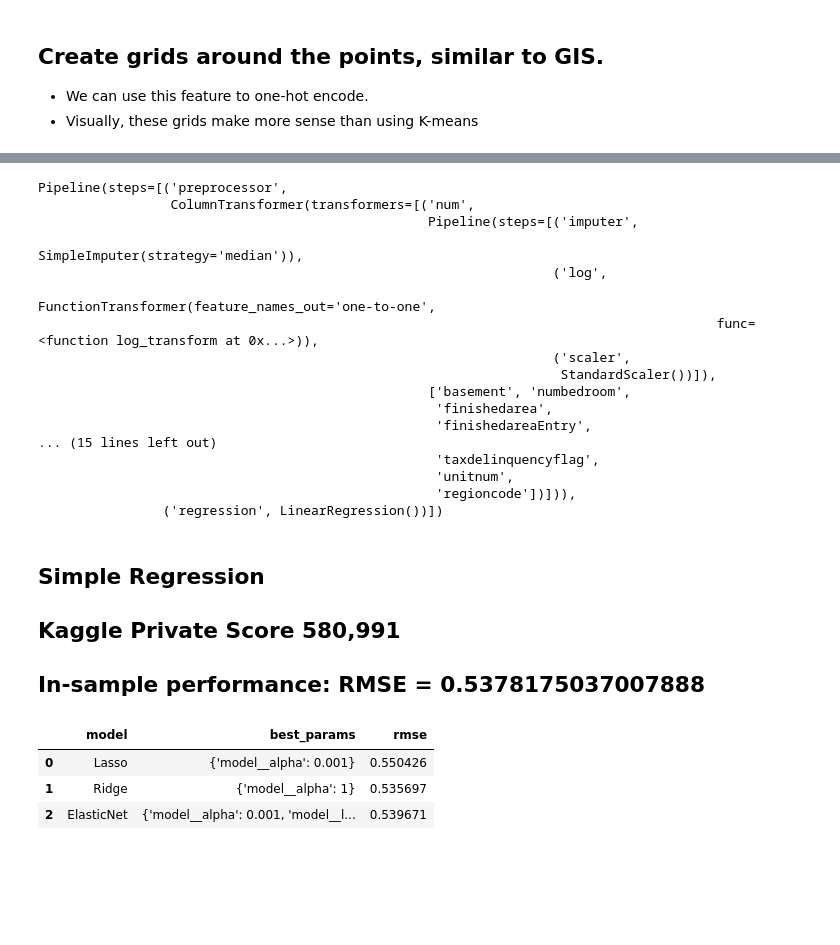
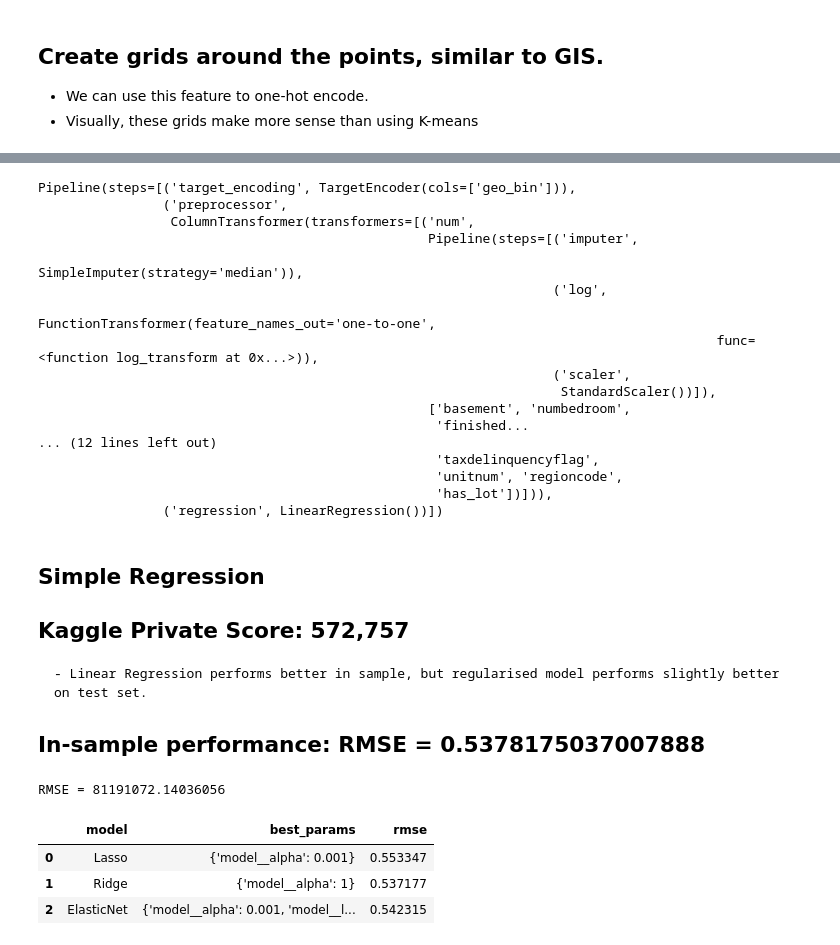
Before and after one commit to gnlmano/Housing-Prices-Prediction, a Jupyter notebook: notebooks/EDA.ipynb, the cells around one changed output, grey strips where cells are left out. Drawn from its saved outputs; the diff is of its cells as text; code cells hidden in the pictures; blank space fills up the shorter version.

```diff
--- a/notebooks/EDA.ipynb
+++ b/notebooks/EDA.ipynb
@@ -783,6 +762,24 @@ y = train[['log_parcelvalue']]
 # %%
+categorical= ['aircond', 'qualitybuild', 'decktype', 'tubflag', 'heatingtype',
+               'taxdelinquencyflag', 'unitnum', 'regioncode', 'has_lot']#,
+
+numerical =   ['basement', 'numbedroom', 'finishedarea',
+               'finishedareaEntry', 'numfireplace', 'numfullbath', 'garagenum',
+               'garagearea', 'poolnum', 'poolarea', 'roomnum',
+               'num34bath', 'year', 'numstories', 'taxyear',
+               'taxdelinquencyyear', 'avg_room_size', 'bed_bath_ratio'] #, 'geo_bin_te'
+
+X = train.drop("log_parcelvalue", axis = 1)
+y = train[['log_parcelvalue']]
 log_tranformer = FunctionTransformer(log_transform,
                                       feature_names_out = "one-to-one")
+
+geo_encoder = TargetEncoder(
+    cols = ['geo_bin'],
+    smoothing=10,
+    handle_missing='value',
+    handle_unknown='value',
+)
 
 poly_features = ['finishedarea', 'finishedareaEntry' ]
 
@@ -809,19 +806,23 @@ categorical_transformer = Pipeline(
 
 # preprocessor pipeline combining both:
 preprocessor = ColumnTransformer(transformers=[
-        ("num", numeric_transformer, numerical),
+        ("num", numeric_transformer, numerical + ['geo_bin']),
         ("poly", poly_transformer, poly_features),
         ("cat", categorical_transformer, categorical),
-        ])
+        ],
+remainder='drop')
 
 # Define the pipeline for preprocessing and the classifier.
-regression_pipeline = Pipeline(steps=[('preprocessor', preprocessor),
-                      ('regression', LinearRegression())])
+regression_pipeline = Pipeline(steps=
+                               [('target_encoding', geo_encoder),
+                                ('preprocessor', preprocessor),
+                                 ('regression', LinearRegression())])
 
 # Check structure of pipeline:
 regression_pipeline
 # %% [output]
-Pipeline(steps=[('preprocessor',
+Pipeline(steps=[('target_encoding', TargetEncoder(cols=['geo_bin'])),
+                ('preprocessor',
                  ColumnTransformer(transformers=[('num',
                                                   Pipeline(steps=[('imputer',
                                                                    SimpleImputer(strategy='median')),
@@ -831,17 +832,41 @@ Pipeline(steps=[('preprocessor',
                                                                   ('scaler',
                                                                    StandardScaler())]),
                                                   ['basement', 'numbedroom',
-                                                   'finishedarea',
-                                                   'finishedareaEntry',
-... (15 lines left out)
+                                                   'finished...
+... (12 lines left out)
                                                    'taxdelinquencyflag',
-                                                   'unitnum',
-                                                   'regioncode'])])),
+                                                   'unitnum', 'regioncode',
+                                                   'has_lot'])])),
                 ('regression', LinearRegression())])
 # %% [markdown]
 ## Simple Regression
-## Kaggle Private Score 580,991
+## Kaggle Private Score: 572,757
+    - Linear Regression performs better in sample, but regularised model performs slightly better on test set.
 ## In-sample performance: RMSE = 0.5378175037007888
+# %%
+# Get cross validated predictions
+columns_used = train[categorical + numerical + ["geo_bin"]].columns.to_list()
+y_hat_in = cross_val_predict(regression_pipeline,
+                             train[columns_used],
+                             y,
+                             cv = 5)
+
+# Check in sample RMSE
+print(f"RMSE = {root_mean_squared_error(y,y_hat_in)}")
+
+# Fit model
+regression_pipeline.fit(train[columns_used], y)
+
+# Predict on test set and undo the logarithmic transformation of target feature
+y_hat_test = regression_pipeline.predict(test[columns_used])
+
+# Create datafram of predictions
+test_predictions_submit = pd.DataFrame({"lotid": test["lotid"], "parcelvalue": np.exp(y_hat_test[:,0])})
+
+# Dataframe to csv
+test_predictions_submit.to_csv("test_predictions_linreg.csv", index = False)
+# %% [output]
+RMSE = 81191072.14036056
 # %%
 models_and_grids = {
     "Lasso": (
@@ -861,35 +886,37 @@ models_and_grids = {
 # %%
 results = []
 
 for name, (estimator, grid) in models_and_grids.items():
 
-    pipe = Pipeline([
+    pipe = Pipeline(steps =
+        [('target_encoding', geo_encoder),
         ('preprocessor', preprocessor),
         ('model', estimator)
     ])
 
     gs = GridSearchCV(
         pipe,
         grid,
         cv=5,
         scoring="neg_root_mean_squared_error",
         n_jobs=-1
     )
 
-    gs.fit(X, y)
+    gs.fit(train[columns_used],
+           y)
 
     best_rmse = -gs.best_score_
     best_params = gs.best_params_
 
     results.append({
         "model": name,
         "best_params": best_params,
         "rmse": best_rmse
     })
 pd.DataFrame(results)
 # %% [output]
 |  | model | best_params | rmse |
-| 0 | Lasso | {'model__alpha': 0.001} | 0.550426 |
-| 1 | Ridge | {'model__alpha': 1} | 0.535697 |
-| 2 | ElasticNet | {'model__alpha': 0.001, 'model__l... | 0.539671 |
+| 0 | Lasso | {'model__alpha': 0.001} | 0.553347 |
+| 1 | Ridge | {'model__alpha': 1} | 0.537177 |
+| 2 | ElasticNet | {'model__alpha': 0.001, 'model__l... | 0.542315 |
 # %% [markdown]
```
Also changed, not shown: parts of 31 cells of this notebook, 20 other files.
